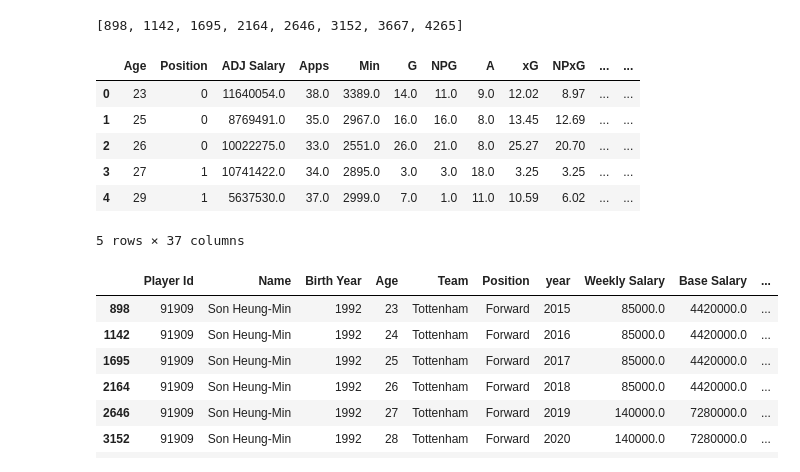
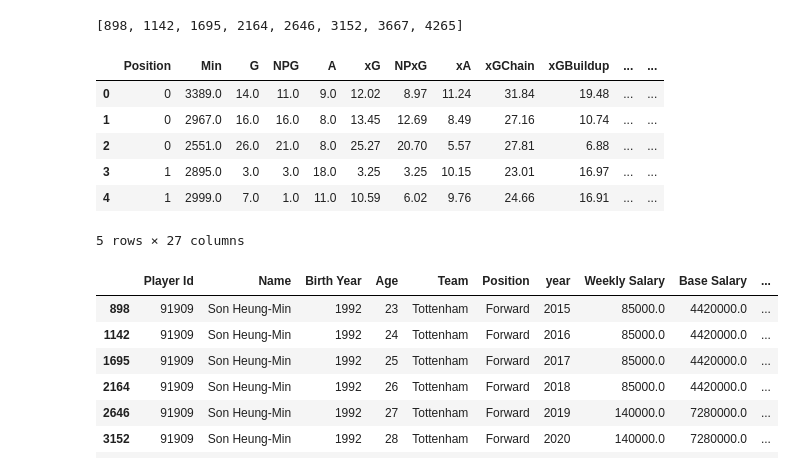
Before and after one commit to sajacaros/eda_champions, a Jupyter notebook: eda/eda.ipynb, the cells around one changed output. Saved outputs shown, nothing was run; the diff lists cells and outputs as text; code cells hidden in the pictures.

```diff
--- a/eda/eda.ipynb
+++ b/eda/eda.ipynb
@@ -360,17 +360,26 @@ list(player_indexes)
 # %%
 featuring_df = eda_df[eda_df.Min>1000].copy()
 featured_df = featuring_df.copy()
 featured_df.Position = pd.factorize(featuring_df.Position)[0]
-featured_df = featured_df.drop(['Player Id', 'Name', 'Team', 'Birth Year', 'Weekly Salary', 'year', 'Base Salary', 'Age Lev'], axis=1)
+featured_df = featured_df.drop(
+            [
+                'Player Id', 'Name', 'Team', 'Birth Year', 'year',
+                'Weekly Salary', 'Base Salary', 'ADJ Salary',
+                'Age', 'Age Lev', 'Apps',
+                'xG90', 'NPxG90', 'xA90', 'xGChain90', 'xGBuildup90',
+                'xG90+xA90', 'NPxG90+xA90'
+            ],
+            axis=1
+        )
 featured_df.head()
 # %% [output]
-|  | Age | Position | ADJ Salary | Apps | Min | G | NPG | A | xG | NPxG | ... | ... |
-| 0 | 23 | 0 | 11640054.0 | 38.0 | 3389.0 | 14.0 | 11.0 | 9.0 | 12.02 | 8.97 | ... | ... |
-| 1 | 25 | 0 | 8769491.0 | 35.0 | 2967.0 | 16.0 | 16.0 | 8.0 | 13.45 | 12.69 | ... | ... |
-| 2 | 26 | 0 | 10022275.0 | 33.0 | 2551.0 | 26.0 | 21.0 | 8.0 | 25.27 | 20.70 | ... | ... |
-| 3 | 27 | 1 | 10741422.0 | 34.0 | 2895.0 | 3.0 | 3.0 | 18.0 | 3.25 | 3.25 | ... | ... |
-| 4 | 29 | 1 | 5637530.0 | 37.0 | 2999.0 | 7.0 | 1.0 | 11.0 | 10.59 | 6.02 | ... | ... |
+|  | Position | Min | G | NPG | A | xG | NPxG | xA | xGChain | xGBuildup | ... | ... |
+| 0 | 0 | 3389.0 | 14.0 | 11.0 | 9.0 | 12.02 | 8.97 | 11.24 | 31.84 | 19.48 | ... | ... |
+| 1 | 0 | 2967.0 | 16.0 | 16.0 | 8.0 | 13.45 | 12.69 | 8.49 | 27.16 | 10.74 | ... | ... |
+| 2 | 0 | 2551.0 | 26.0 | 21.0 | 8.0 | 25.27 | 20.70 | 5.57 | 27.81 | 6.88 | ... | ... |
+| 3 | 1 | 2895.0 | 3.0 | 3.0 | 18.0 | 3.25 | 3.25 | 10.15 | 23.01 | 16.97 | ... | ... |
+| 4 | 1 | 2999.0 | 7.0 | 1.0 | 11.0 | 10.59 | 6.02 | 9.76 | 24.66 | 16.91 | ... | ... |
-5 rows × 37 columns
+5 rows × 27 columns
 # %%
 player_name = 'Son Heung-Min'
 player_indexes = featuring_df[featuring_df['Name']==player_name].index
```
Also changed, not shown: parts of 7 cells of this notebook.
